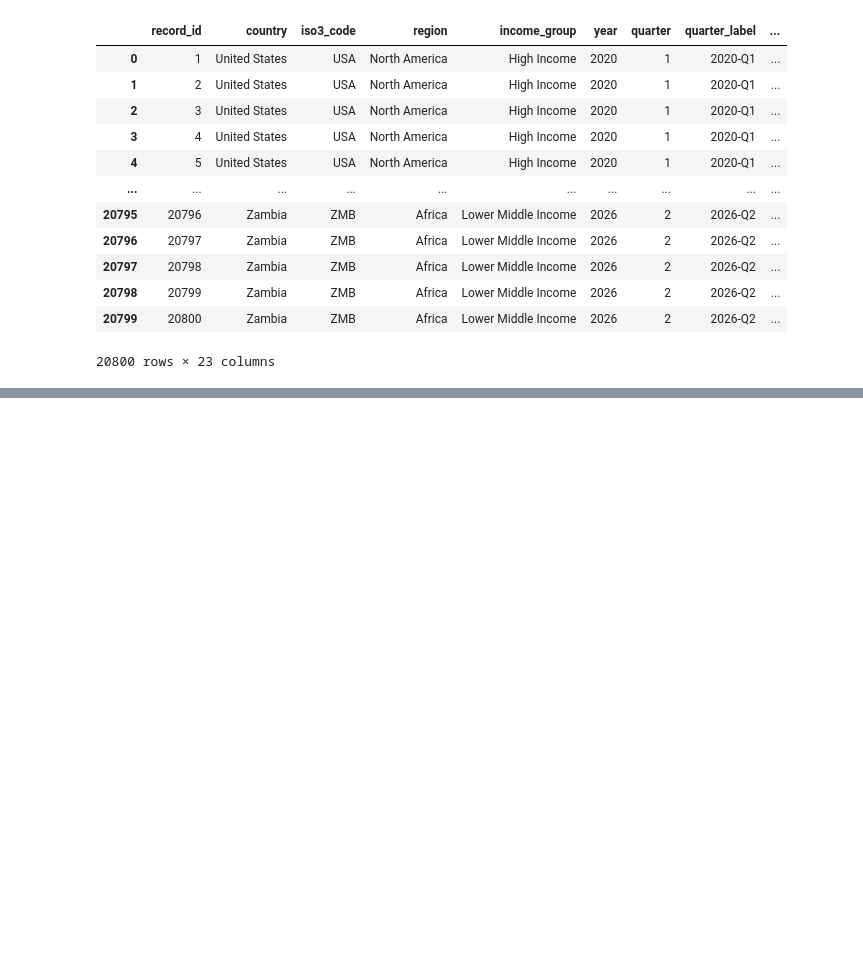
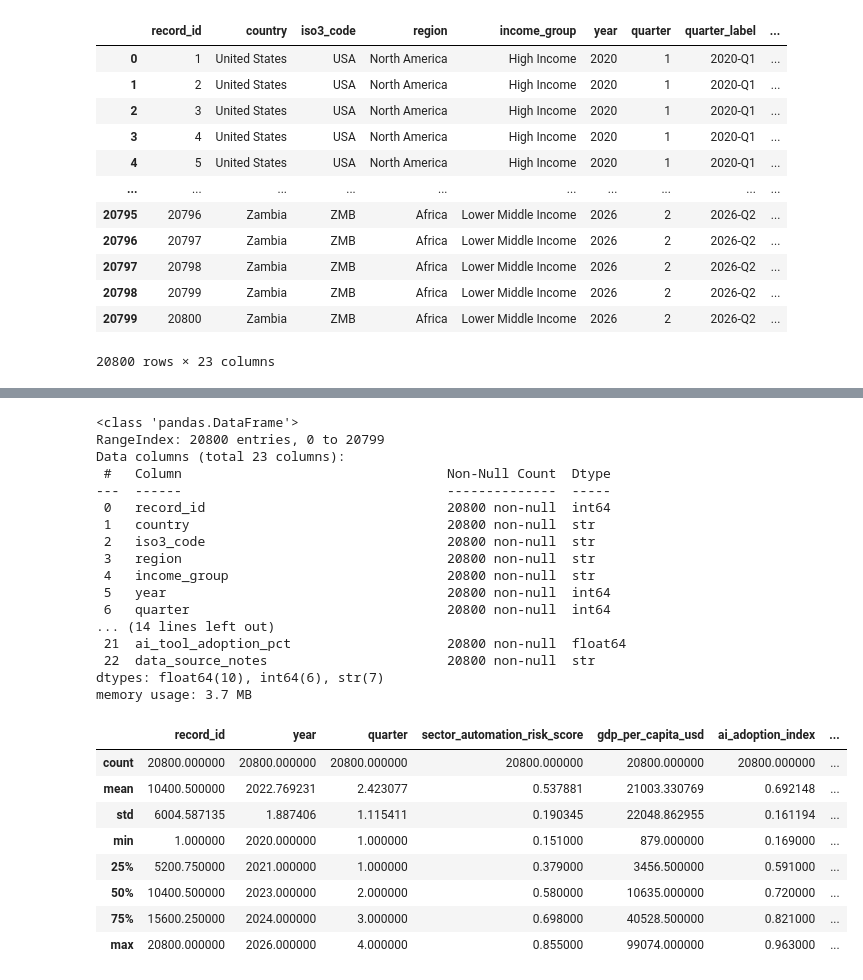
Before and after one commit to Jolle-Jay/kk1-python, a Jupyter notebook: notebook.ipynb, the cells around one changed output, grey strips where cells are left out. Cells and saved outputs as stored; diff of their text form; code cells hidden in the pictures; blank space fills up the shorter version.

Commit message:
håller på att grotta ner mig med att kolla mean och sortera mellan automation risk score och industry sector

```diff
--- a/notebook.ipynb
+++ b/notebook.ipynb
@@ -100,0 +105,31 @@ df
+# %%
+df.shape
+df.info()
+df.describe()
+# %% [output]
+<class 'pandas.DataFrame'>
+RangeIndex: 20800 entries, 0 to 20799
+Data columns (total 23 columns):
+ #   Column                                  Non-Null Count  Dtype
+---  ------                                  --------------  -----
+ 0   record_id                               20800 non-null  int64
+ 1   country                                 20800 non-null  str
+ 2   iso3_code                               20800 non-null  str
+ 3   region                                  20800 non-null  str
+ 4   income_group                            20800 non-null  str
+ 5   year                                    20800 non-null  int64
+ 6   quarter                                 20800 non-null  int64
+... (14 lines left out)
+ 21  ai_tool_adoption_pct                    20800 non-null  float64
+ 22  data_source_notes                       20800 non-null  str
+dtypes: float64(10), int64(6), str(7)
+memory usage: 3.7 MB
+|  | record_id | year | quarter | sector_automation_risk_score | gdp_per_capita_usd | ai_adoption_index | ... |
+| count | 20800.000000 | 20800.000000 | 20800.000000 | 20800.000000 | 20800.000000 | 20800.000000 | ... |
+| mean | 10400.500000 | 2022.769231 | 2.423077 | 0.537881 | 21003.330769 | 0.692148 | ... |
+| std | 6004.587135 | 1.887406 | 1.115411 | 0.190345 | 22048.862955 | 0.161194 | ... |
+| min | 1.000000 | 2020.000000 | 1.000000 | 0.151000 | 879.000000 | 0.169000 | ... |
+| 25% | 5200.750000 | 2021.000000 | 1.000000 | 0.379000 | 3456.500000 | 0.591000 | ... |
+| 50% | 10400.500000 | 2023.000000 | 2.000000 | 0.580000 | 10635.000000 | 0.720000 | ... |
+| 75% | 15600.250000 | 2024.000000 | 3.000000 | 0.698000 | 40528.500000 | 0.821000 | ... |
+| max | 20800.000000 | 2026.000000 | 4.000000 | 0.855000 | 99074.000000 | 0.963000 | ... |
```
Also changed, not shown: parts of 4 cells of this notebook.
